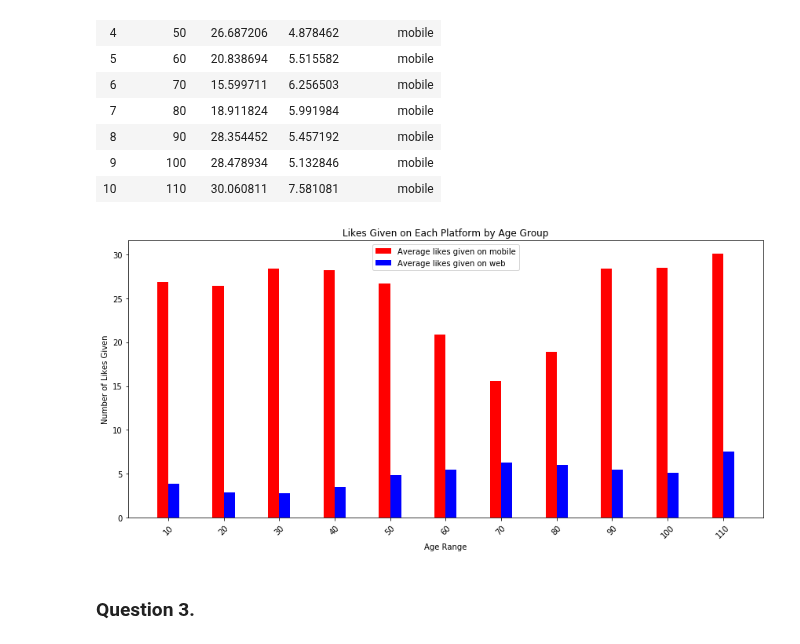
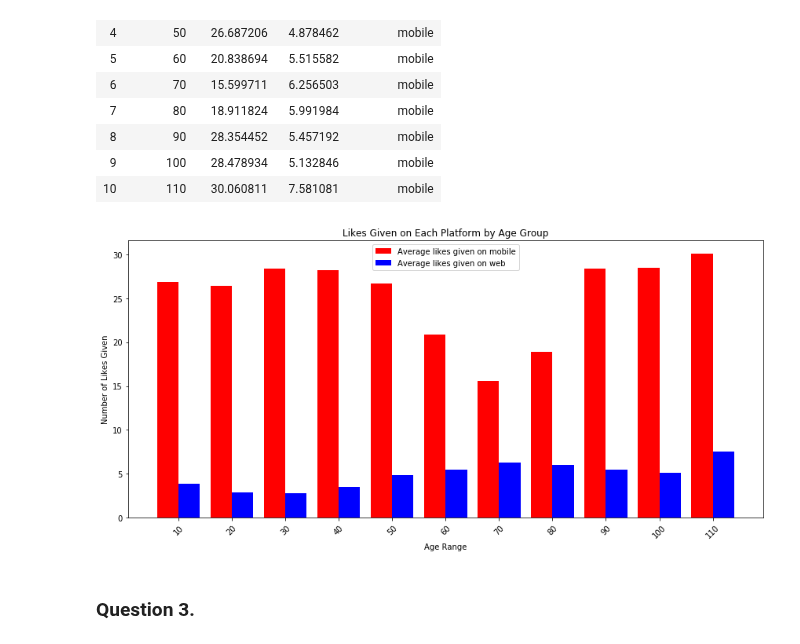
Before and after one commit to bigyihsuan/SocialMediaProject, a Jupyter notebook: Social Media Analysis Code.ipynb, the cells around one changed output. Drawn from its saved outputs; the diff is of its cells as text; code cells hidden in the pictures.

```diff
--- a/Social Media Analysis Code.ipynb
+++ b/Social Media Analysis Code.ipynb
@@ -541,19 +541,19 @@ by_age
 # %%
 label_locations = np.arange(by_age.shape[0])
 labs = by_age['age_range'].values
-w = 0.2
+w = 0.4
 plt.bar(label_locations - w/2, by_age['mobile_likes'], width=w, label='Average likes given on mobile', color='red')
 plt.bar(label_locations + w/2, by_age['www_likes'], width=w, label='Average likes given on web', color='blue')
 plt.gcf().set_size_inches(12, 6)
 plt.title('Likes Given on Each Platform by Age Group')
 plt.xlabel('Age Range')
 plt.ylabel('Number of Likes Given')
 plt.xticks(label_locations, labels=labs, rotation=45)
 plt.legend()
 plt.tight_layout()
 plt.show()
 # %% [output]
-[figure, old version]
+[figure, new version]
 # %% [markdown]
 ### Question 3.
 # %%
```
